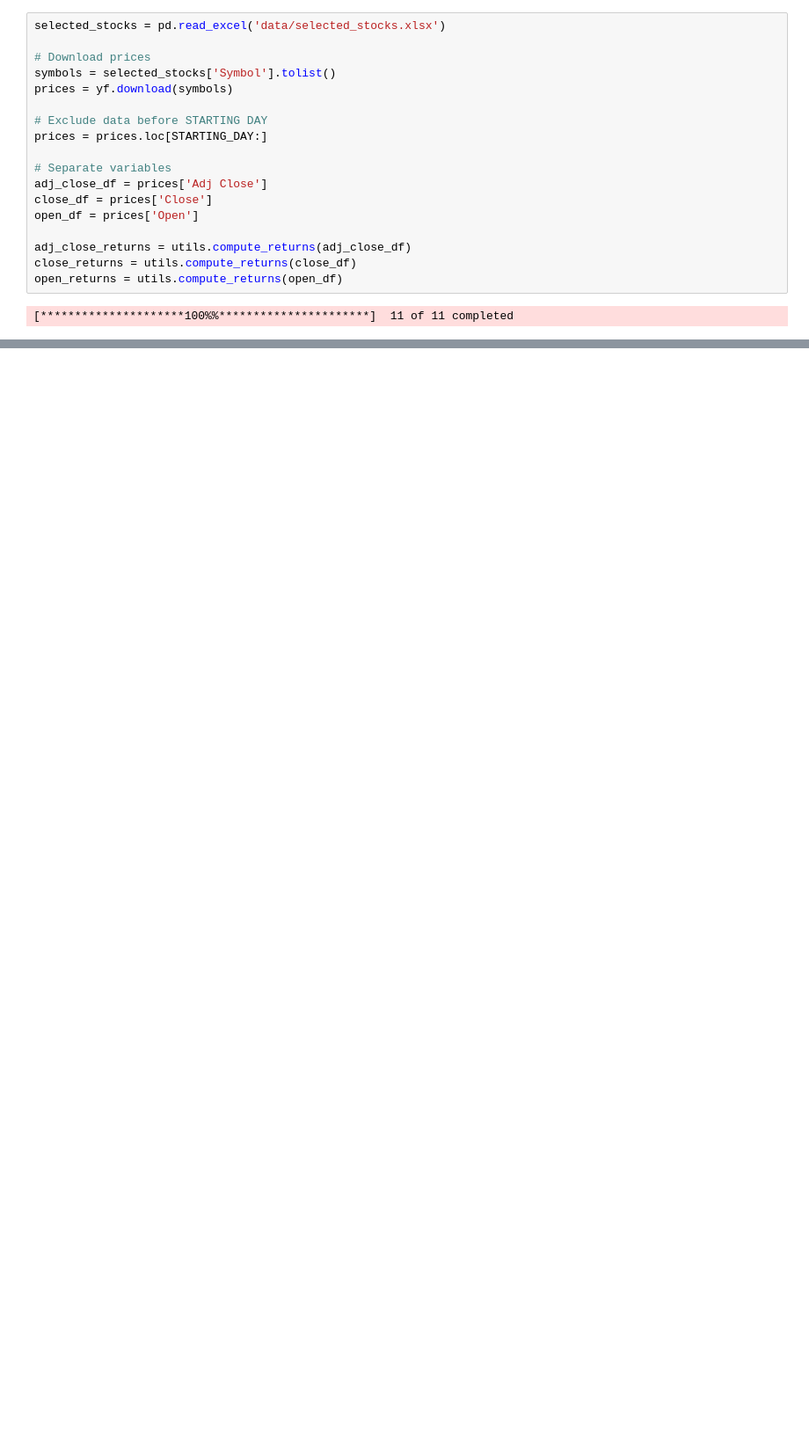
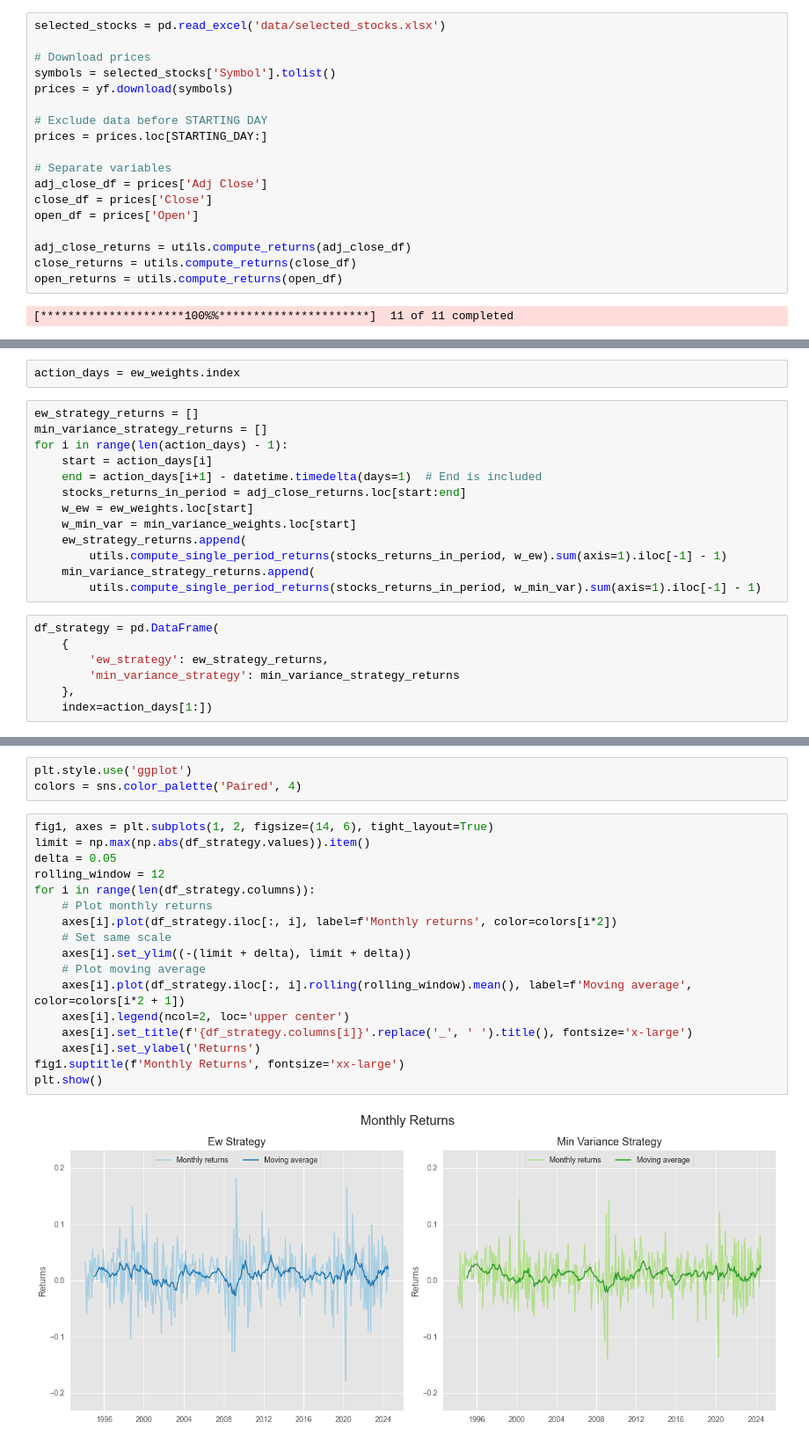
Before and after one commit to iltramont/MASTER_THESIS, a Jupyter notebook: run_strategies.ipynb, the cells around one changed output, grey strips where cells are left out. Shown at 88% size. Saved outputs shown, nothing was run; the diff lists cells and outputs as text; blank space fills up the shorter version.

```diff
--- a/run_strategies.ipynb
+++ b/run_strategies.ipynb
@@ -68,0 +37,22 @@ x.sum(axis=1).plot()
+# %%
+action_days = ew_weights.index
+# %%
+ew_strategy_returns = []
+min_variance_strategy_returns = []
+for i in range(len(action_days) - 1):
+    start = action_days[i]
+    end = action_days[i+1] - datetime.timedelta(days=1)  # End is included
+    stocks_returns_in_period = adj_close_returns.loc[start:end]
+    w_ew = ew_weights.loc[start]
+    w_min_var = min_variance_weights.loc[start]
+    ew_strategy_returns.append(
+        utils.compute_single_period_returns(stocks_returns_in_period, w_ew).sum(axis=1).iloc[-1] - 1)
+    min_variance_strategy_returns.append(
+        utils.compute_single_period_returns(stocks_returns_in_period, w_min_var).sum(axis=1).iloc[-1] - 1)
+# %%
+df_strategy = pd.DataFrame(
+    {
+        'ew_strategy': ew_strategy_returns,
+        'min_variance_strategy': min_variance_strategy_returns
+    },
+    index=action_days[1:])
@@ -68,0 +77,22 @@ x.sum(axis=1).plot()
+# %%
+plt.style.use('ggplot')
+colors = sns.color_palette('Paired', 4)
+# %%
+fig1, axes = plt.subplots(1, 2, figsize=(14, 6), tight_layout=True)
+limit = np.max(np.abs(df_strategy.values)).item()
+delta = 0.05
+rolling_window = 12
+for i in range(len(df_strategy.columns)):
+    # Plot monthly returns
+    axes[i].plot(df_strategy.iloc[:, i], label=f'Monthly returns', color=colors[i*2])
+    # Set same scale
+    axes[i].set_ylim((-(limit + delta), limit + delta))
+    # Plot moving average
+    axes[i].plot(df_strategy.iloc[:, i].rolling(rolling_window).mean(), label=f'Moving average', color=colors[i*2 + 1])
+    axes[i].legend(ncol=2, loc='upper center')
+    axes[i].set_title(f'{df_strategy.columns[i]}'.replace('_', ' ').title(), fontsize='x-large')
+    axes[i].set_ylabel('Returns')
+fig1.suptitle(f'Monthly Returns', fontsize='xx-large')
+plt.show()
+# %% [output]
+[figure, added]
```
Also changed, not shown: parts of 13 cells of this notebook, 3 other files.
